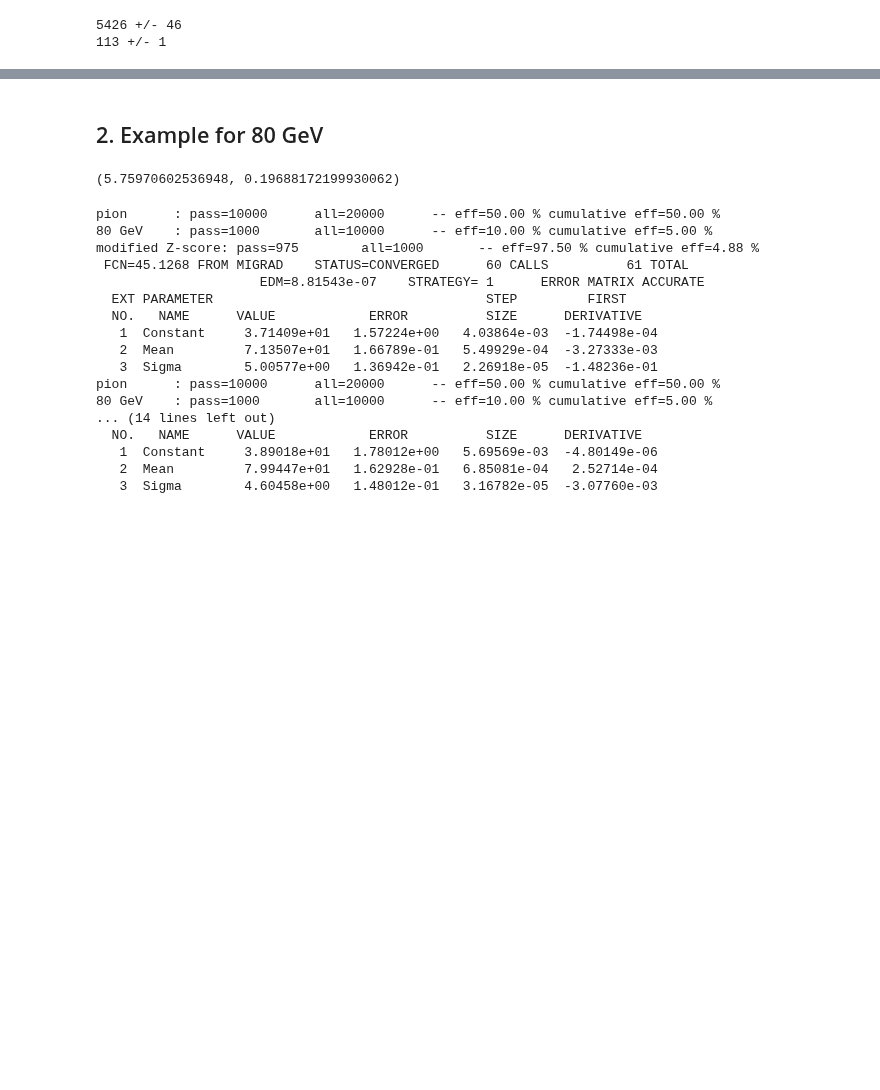
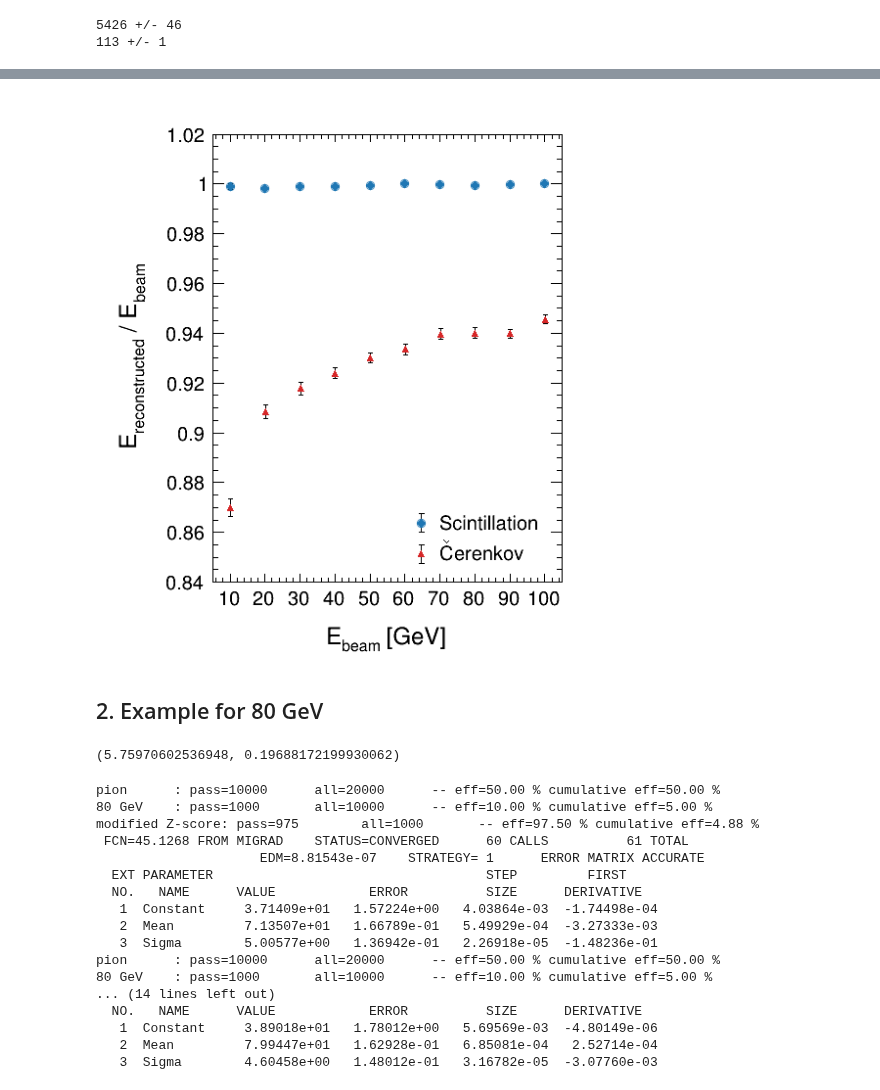
Before and after one commit to mollyhjorthjensen/DREAM, a Jupyter notebook: Analysis/validation2.ipynb, the cells around one changed output, grey strips where cells are left out. Cells and saved outputs as stored; diff of their text form; code cells hidden in the pictures; blank space fills up the shorter version.

```diff
--- a/Analysis/validation2.ipynb
+++ b/Analysis/validation2.ipynb
@@ -522,2 +618,77 @@ c2.Draw()
+# %%
+c3 = ROOT.TCanvas("c3", "c3", 600, 600)
+gr = [None, None]
+
+ratio = 1.1
+ratio2 = 1.2*ratio
+linewidth = 1
+linespacing = 0.05
+
+mg = ROOT.TMultiGraph()
+for i,s in enumerate(['e-', 'pi-']):
+    x = array('f', data2[s]['EnergyTrue'])
+    n = len(x)
+    y = array('f', data2[s]['EnergyMeasRatio'])
+    ex = array('f', [0.]*n)
+    ey = array('f', data2[s]['EnergyMeasRatioErr'])
+    gr[i] = ROOT.TGraphErrors(n, x, y, ex, ey)
+    mg.Add(gr[i])
+
+    gr[i].SetMarkerStyle(marker[i])
+
+    ROOT.gPad.SetLeftMargin(0.2)
+    ROOT.gPad.SetBottomMargin(0.13)
+    ROOT.gPad.SetRightMargin(0.2)
+    ROOT.gPad.SetTopMargin(0.07)
+
+    gr[i].SetMarkerColor(palette[s].GetNumber())
+
+mg.GetXaxis().SetTitle("E_{beam} [GeV]")
+mg.GetXaxis().CenterTitle()
+
+mg.GetYaxis().SetTitle("E_{reconstructed} / E_{beam}")
+mg.GetYaxis().CenterTitle()
+
+mg.GetYaxis().SetTitleSize(ratio2 * mg.GetYaxis().GetTitleSize())
+mg.GetXaxis().SetTitleSize(mg.GetYaxis().GetTitleSize())
+
+labelsize = ratio * mg.GetXaxis().GetLabelSize()
+mg.GetXaxis().SetLabelSize(labelsize)
+mg.GetYaxis().SetLabelSize(labelsize)
+
+labeloffset = (ratio + 1) * mg.GetXaxis().GetLabelOffset()
+mg.GetXaxis().SetLabelOffset(labeloffset)
+mg.GetYaxis().SetLabelOffset(labeloffset)
+
+mg.GetXaxis().SetLimits(5., 105.)
+
+mg.GetXaxis().SetTitleOffset(ratio2 * mg.GetXaxis().GetTitleOffset()+0.05)
+mg.GetYaxis().SetTitleOffset(mg.GetXaxis().GetTitleOffset() + 0.5)
+
+mg.GetXaxis().SetTickLength(0.7 * ratio * mg.GetXaxis().GetTickLength())
+mg.GetYaxis().SetTickLength(0.7 * ratio * mg.GetYaxis().GetTickLength())
+
+mg.Draw("ap")
+
+mg.SetMinimum(0.84)
+mg.SetMaximum(1.02)
+c3.SetTicks(1, 1)
+
+# add legend
+x2 = 1-ROOT.gPad.GetRightMargin()-mg.GetYaxis().GetTickLength()
+y1 = ROOT.gPad.GetBottomMargin()+mg.GetXaxis().GetTickLength()
+legend = ROOT.TLegend(x2-0.25, y1, x2, y1+2 * ratio * linespacing)
+legend.SetFillColor(0)
+legend.SetBorderSize(0)
+legend.SetTextSize(labelsize)
+legend.AddEntry(gr[0], "Scintillation", "pe")
+legend.AddEntry(gr[1], "#check{C}erenkov", "pe")
+legend.Draw()
+
+c3.Print("energymean.png")
+
+c3.Draw()
+# %% [output]
+[figure, added]
 # %% [markdown]
 ## 2. Example for 80 GeV
```
Also changed, not shown: parts of 18 cells of this notebook.
